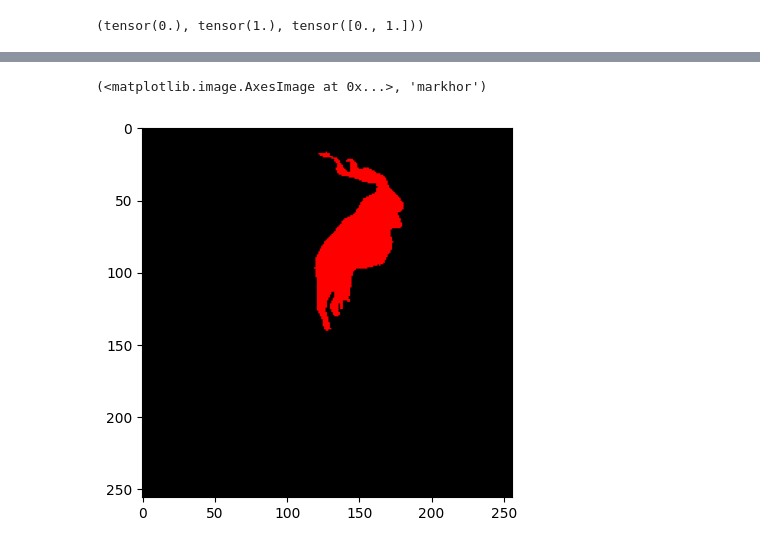
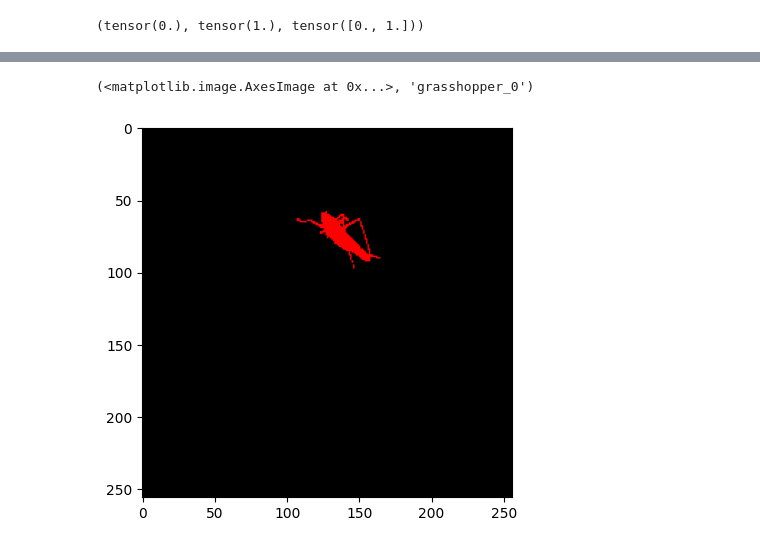
Before and after one commit to SpiderNitt/project-c, a Jupyter notebook: dataloaders/davis_testing.ipynb, the cells around one changed output, grey strips where cells are left out. Saved outputs shown, nothing was run; the diff lists cells and outputs as text; code cells hidden in the pictures.

```diff
--- a/dataloaders/davis_testing.ipynb
+++ b/dataloaders/davis_testing.ipynb
@@ -56,3 +10,3 @@ cfg = OmegaConf.create(config).dataset
 # %%
-train, val = get_loader(cfg)
+train, val = get_loader(cfg.dataset)
 # %% [output]
@@ -117,9 +86,9 @@ x['cropped_img'][0][0].min(), x['cropped_img'][0][0].max(), x['cropped_img'][0][
 # %%
 # plt.imshow(x['image'][0][0].permute(1,2,0).numpy())
-plt.imshow(x['prev_masks'][0][0].permute(1,2,0).numpy()), x['name'][0]
+plt.imshow(x['prev_masks'][0][0].permute(1,2,0).numpy()), x['info'][0]['name']
 # %% [output]
-(<matplotlib.image.AxesImage at 0x...>, 'markhor')
+(<matplotlib.image.AxesImage at 0x...>, 'grasshopper_0')
-[figure, old version]
+[figure, new version]
 # %%
 x['cropped_img'][0]
 # %% [output]
```
Also changed, not shown: parts of 15 cells of this notebook, 4 other files.
